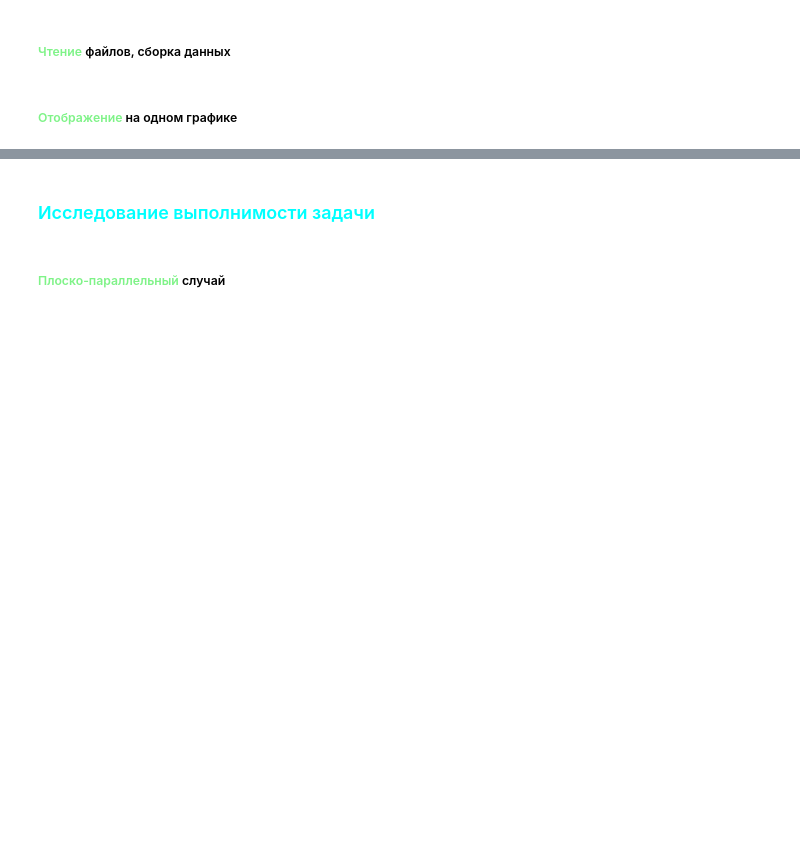
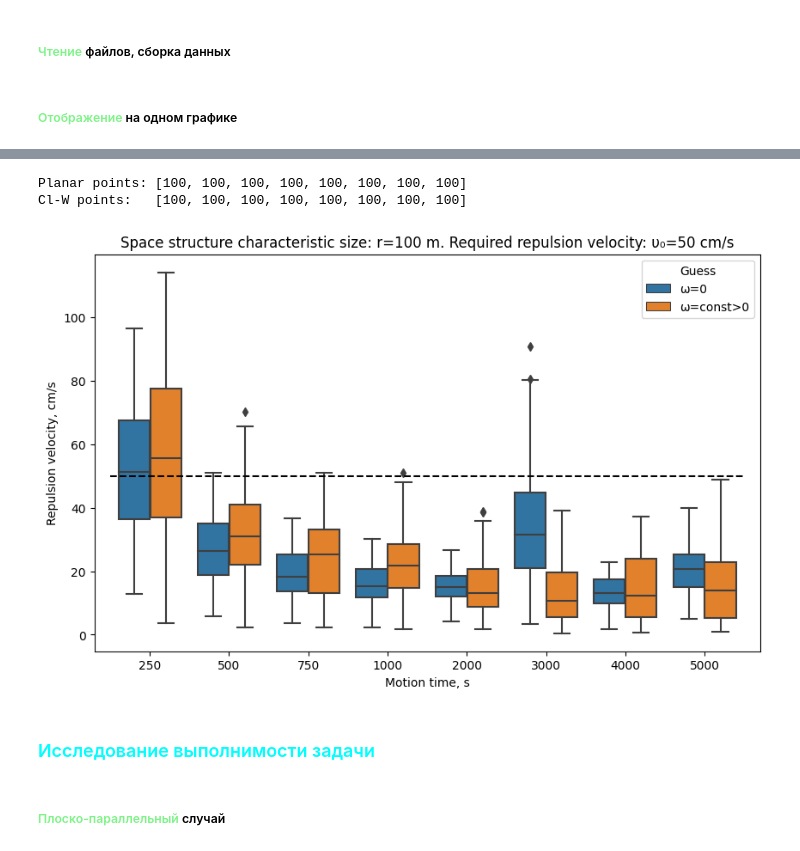
Before and after one commit to CamelCaseAverageEnjoyer/PythonCompendium, a Jupyter notebook: 5. Chapter 2 NIR.ipynb, the cells around one changed output, grey strips where cells are left out. Saved outputs shown, nothing was run; the diff lists cells and outputs as text; code cells hidden in the pictures; blank space fills up the shorter version.

```diff
--- a/5. Chapter 2 NIR.ipynb
+++ b/5. Chapter 2 NIR.ipynb
@@ -445,3 +364,14 @@ draw_them_all_right_here(r_spread, reference)
+# %%
+r_spread = 100
+df2_100 = read_files_create_dataframe(r_spread, t_max=5000)
+# %% [output]
+Planar points: [100, 100, 100, 100, 100, 100, 100, 100]
+Cl-W points:   [100, 100, 100, 100, 100, 100, 100, 100]
+# %%
+reference = 50
+draw_them_all_right_here(r_spread, reference, df2_100)
+# %% [output]
+[figure, added]
 # %% [markdown]
 ### <span style="color:#00FFFF">Исследование выполнимости задачи</span>
 # %% [markdown]
```
Also changed, not shown: parts of 20 cells of this notebook.
